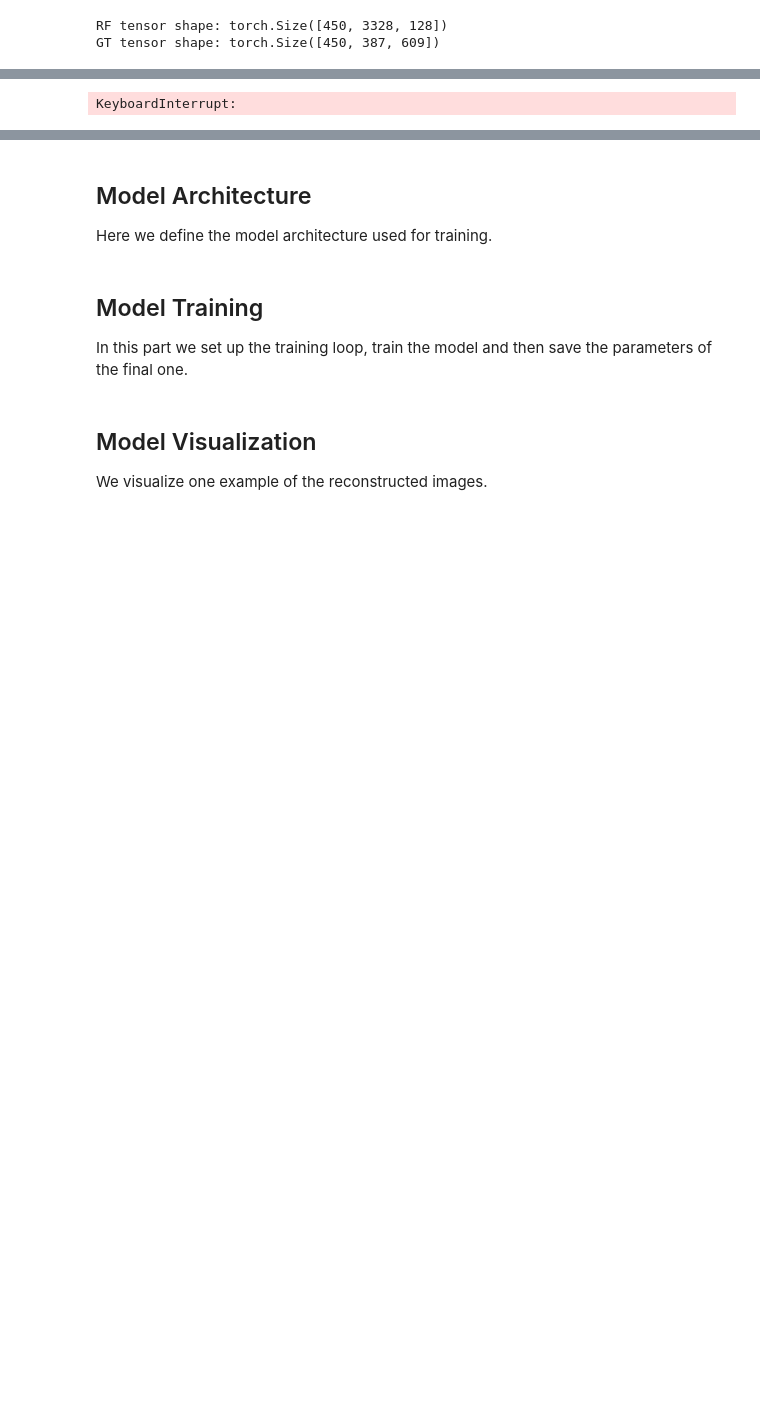
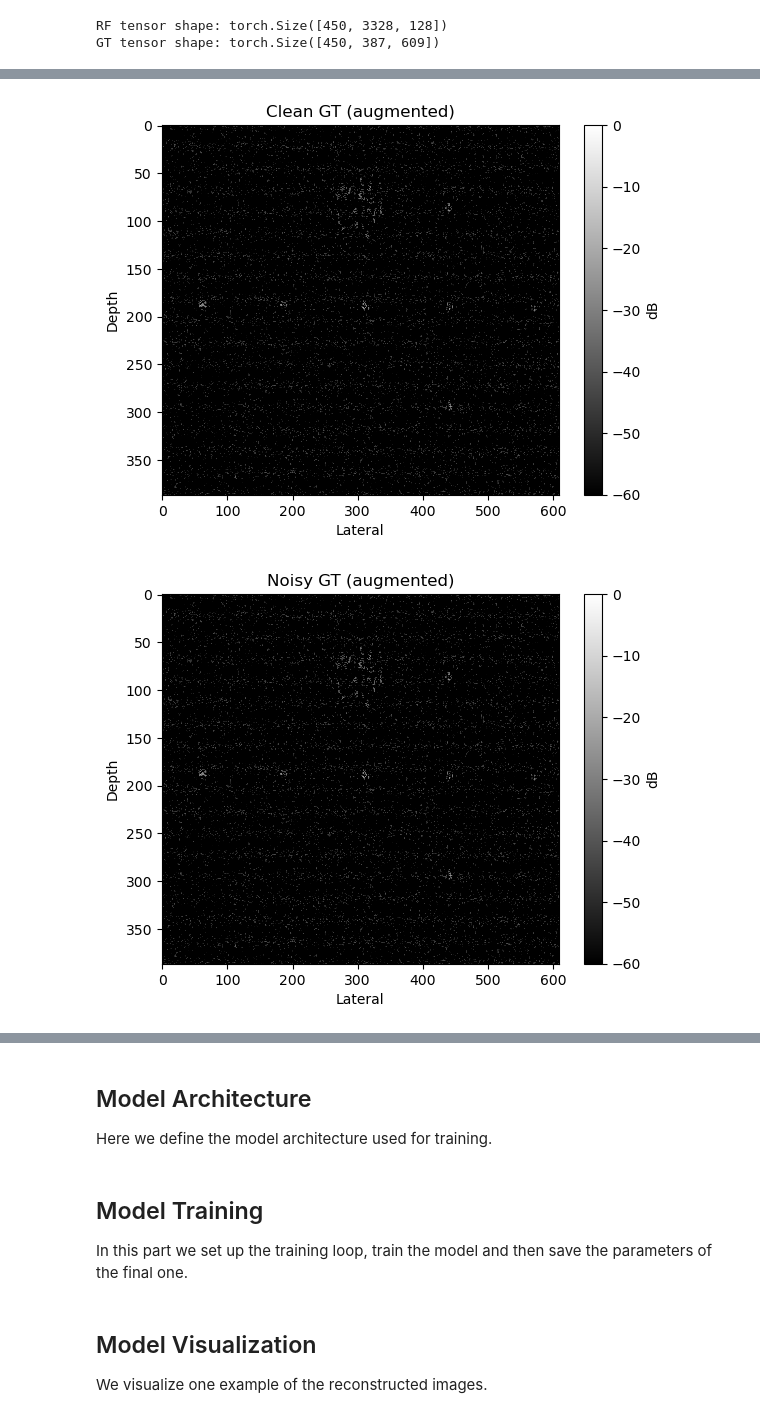
Before and after one commit to jacobinsilico/ReconstructUS, a Jupyter notebook: code/train_model.ipynb, the cells around one changed output, grey strips where cells are left out. Saved outputs shown, nothing was run; the diff lists cells and outputs as text; code cells hidden in the pictures; blank space fills up the shorter version.

```diff
--- a/code/train_model.ipynb
+++ b/code/train_model.ipynb
@@ -172,0 +259,54 @@ rf_test,  gt_test  = rf_tensor[test_idx],  gt_tensor[test_idx]
+# %%
+from torch.utils.data import Dataset, ConcatDataset
+# Clean training set
+train_clean = UltrasoundDataset(rf_train, gt_train, augment=True, channel_dropout=False)
+
+# Noisy training set (10% of channels randomly zeroed)
+train_noisy = UltrasoundDataset(rf_train, gt_train, augment=True, channel_dropout=True)
+
+# Combined training set
+train_combined = ConcatDataset([train_clean, train_noisy])
+
+# Validation and test sets
+val_ds = UltrasoundDataset(rf_val, gt_val, augment=False, channel_dropout=False)
+test_ds = UltrasoundDataset(rf_test, gt_test, augment=False, channel_dropout=False)
+# %%
+def visualize_gt_db_from_sample(gt_tensor, title="GT Image (dB scale)", clim=(-60, 0)):
+    """
+    Visualize a single GT image (tensor of shape [1, H, W] or [H, W]).
+    """
+    gt = gt_tensor.squeeze().detach().cpu().numpy()
+    gt_mag = np.abs(gt)
+    gt_db = 20 * np.log10(gt_mag / np.max(gt_mag) + 1e-8)
+
+    plt.imshow(gt_db, cmap='gray', aspect='auto', vmin=clim[0], vmax=clim[1])
+    plt.title(title)
+    plt.xlabel('Lateral')
+    plt.ylabel('Depth')
+    plt.colorbar(label='dB')
+    plt.show()
+
+def visualize_rf_from_tensor(rf_tensor, title="RF Input"):
+    """
+    Visualize RF tensor [D, 128] or [1, D, 128] as a 2D image.
+    """
+    rf = rf_tensor.squeeze().detach().cpu().numpy()
+    plt.imshow(rf, cmap='gray', aspect='auto')
+    plt.title(title)
+    plt.xlabel("Transducer element")
+    plt.ylabel("Depth (samples)")
+    plt.colorbar(label="Amplitude")
+    plt.show()
+
+idx_test = 15
+rf_clean, gt_clean = train_clean[idx_test]
+rf_noisy, gt_noisy = train_noisy[idx_test]
+
+visualize_gt_db_from_sample(gt_clean, title="Clean GT (augmented)")
+visualize_gt_db_from_sample(gt_noisy, title="Noisy GT (augmented)")
+
+visualize_rf_from_tensor(rf_clean, title="RF (Clean)")
+visualize_rf_from_tensor(rf_noisy, title="RF (With Dropout)")
+# %% [output]
+[figure, added]
+[figure, added]
@@ -237,8 +320,0 @@ val_loader = DataLoader(
-# %%
-# sanity check
-for rf_batch, img_batch in train_loader:
-    print(f"RF shape: {rf_batch.shape}")   # Should be [B, 75, 128, 128]
-    print(f"IMG shape: {img_batch.shape}") # Should be [B, 1, 128, 128]
-    break
-# %% [output]
-KeyboardInterrupt:
```
Also changed, not shown: parts of 12 cells of this notebook.
